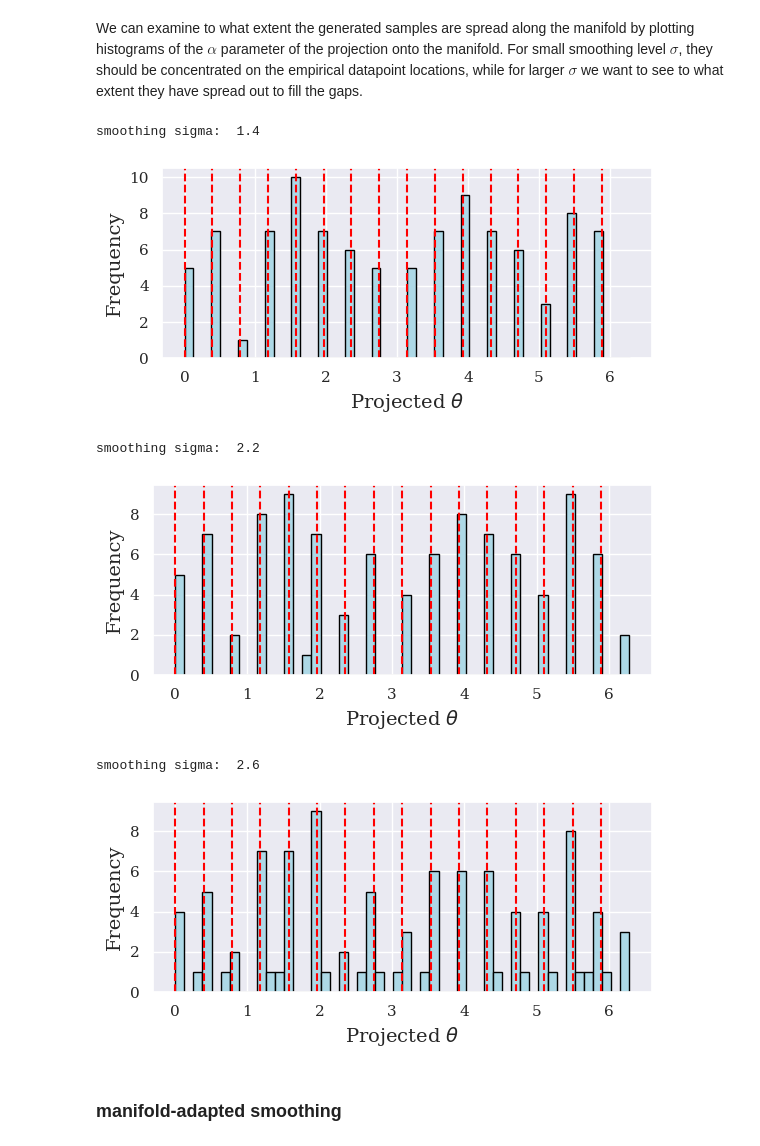
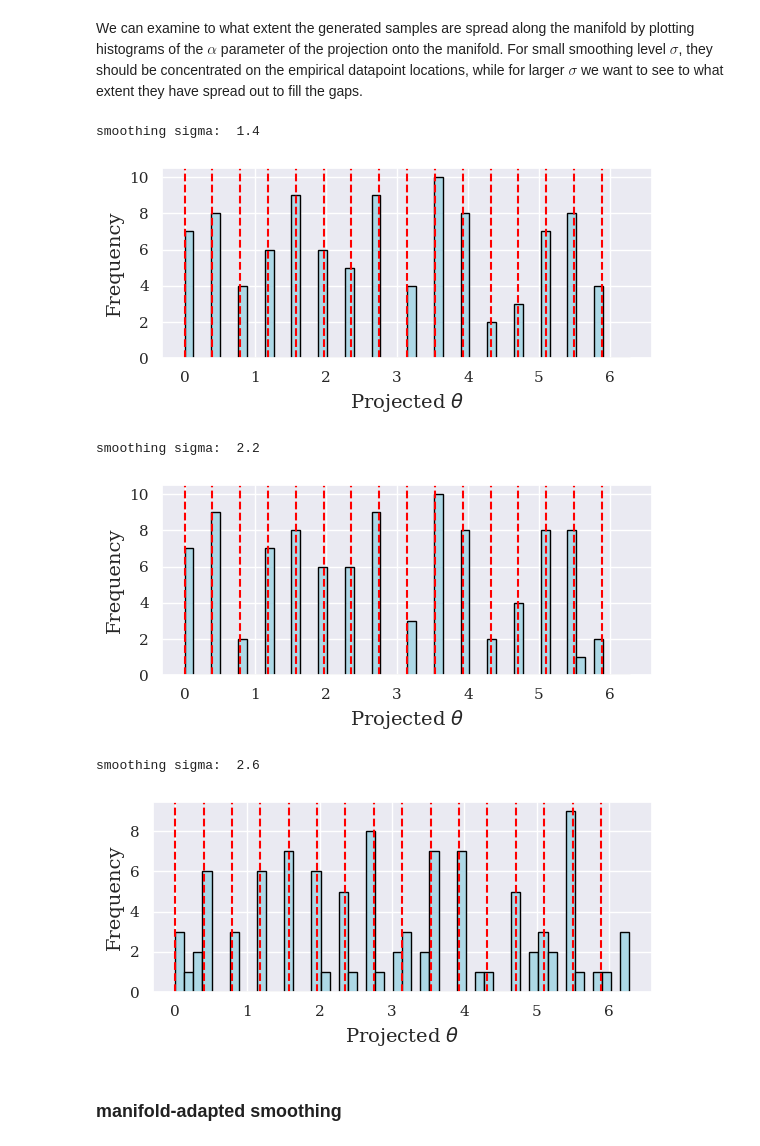
Before and after one commit to samuel-howard/log_smoothing, a Jupyter notebook: bump_compare_smoothing.ipynb, the cells around one changed output. Cells and saved outputs as stored; diff of their text form; code cells hidden in the pictures.

```diff
--- a/bump_compare_smoothing.ipynb
+++ b/bump_compare_smoothing.ipynb
@@ -256,7 +256,7 @@ num_samples = 10
 data_empirical_eps_fn = lambda x, t, key: empirical_eps_fn(x, train_images, t)
 
 smoothing_param = 2.4
-smoothed_emp_eps_fn = get_smoothed_fn(data_empirical_eps_fn, smoothing_param, n=10_000) # 10_000 for memory reasons, the plots were made with 50_000
+smoothed_emp_eps_fn = get_smoothed_fn(data_empirical_eps_fn, smoothing_param, n=50_000)
 
 key = jax.random.PRNGKey(0)
 gaussian_samples, traj = sample_rev(ve, key, smoothed_emp_eps_fn, num_samples, image_shape=image_shape, num_steps=100)
@@ -404,7 +404,7 @@ def run_gaussian_smoothing_param(smoothing_param,
 num_samples = 100
 batch_size = 10
 num_steps = 100
-n_smooth = 10_000 #50_000 # reduced for memory reasons, the plots were made with 50_000. More samples means better approximation of the smoothed score function
+n_smooth = 50_000 # reduced for memory reasons, the plots were made with 50_000. More samples means better approximation of the smoothed score function
 
 gaussian_smoothing_params =  jnp.array([1.0, 1.4, 1.8, 2.0, 2.2, 2.4, 2.6])
 
@@ -443,35 +443,35 @@ We can examine to what extent the generated samples are spread along the manifol
 # %%
 def plot_histogram(proj_alphas, savedir=None):
     plt.figure(figsize=(6,3))
     plt.hist(proj_alphas, bins=50, range=(0, 2*jnp.pi), color='lightblue', edgecolor='black')
 
     # Overlay vertical lines for true theta values
     for theta in train_alphas:
         plt.axvline(theta, color='red', linestyle='--', linewidth=1.5)
 
     # Axis labels and formatting
     plt.xlabel('Projected $\\theta$', fontsize=14)
     plt.ylabel('Frequency', fontsize=14)
     plt.tight_layout()
 
     if savedir is not None:
         plt.savefig(savedir, bbox_inches='tight') #, dpi = 1000)
     plt.show()
 
 plot_histogram_idxs = [1,4,6]
 
 for idx in plot_histogram_idxs:
     smoothing_param = gaussian_smoothing_params[idx]
     print('smoothing sigma: ', smoothing_param)
     smoothing_param_str = f"{smoothing_param:.1f}".replace('.', '_')
-    plot_histogram(all_gaussian_proj_alphas[idx], savedir=f'figures/histogram_gaussian_smoothing_{smoothing_param_str}.pdf')
+    plot_histogram(all_gaussian_proj_alphas[idx]) #, savedir=f'figures/histogram_gaussian_smoothing_{smoothing_param_str}.pdf')
 # %% [output]
 smoothing sigma:  1.4
-[figure, old version]
+[figure, new version]
 smoothing sigma:  2.2
-[figure, old version]
+[figure, new version]
 smoothing sigma:  2.6
-[figure, old version]
+[figure, new version]
 # %% [markdown]
 ### manifold-adapted smoothing
 # %%
```
Also changed, not shown: parts of 10 cells of this notebook, 5 other files.
